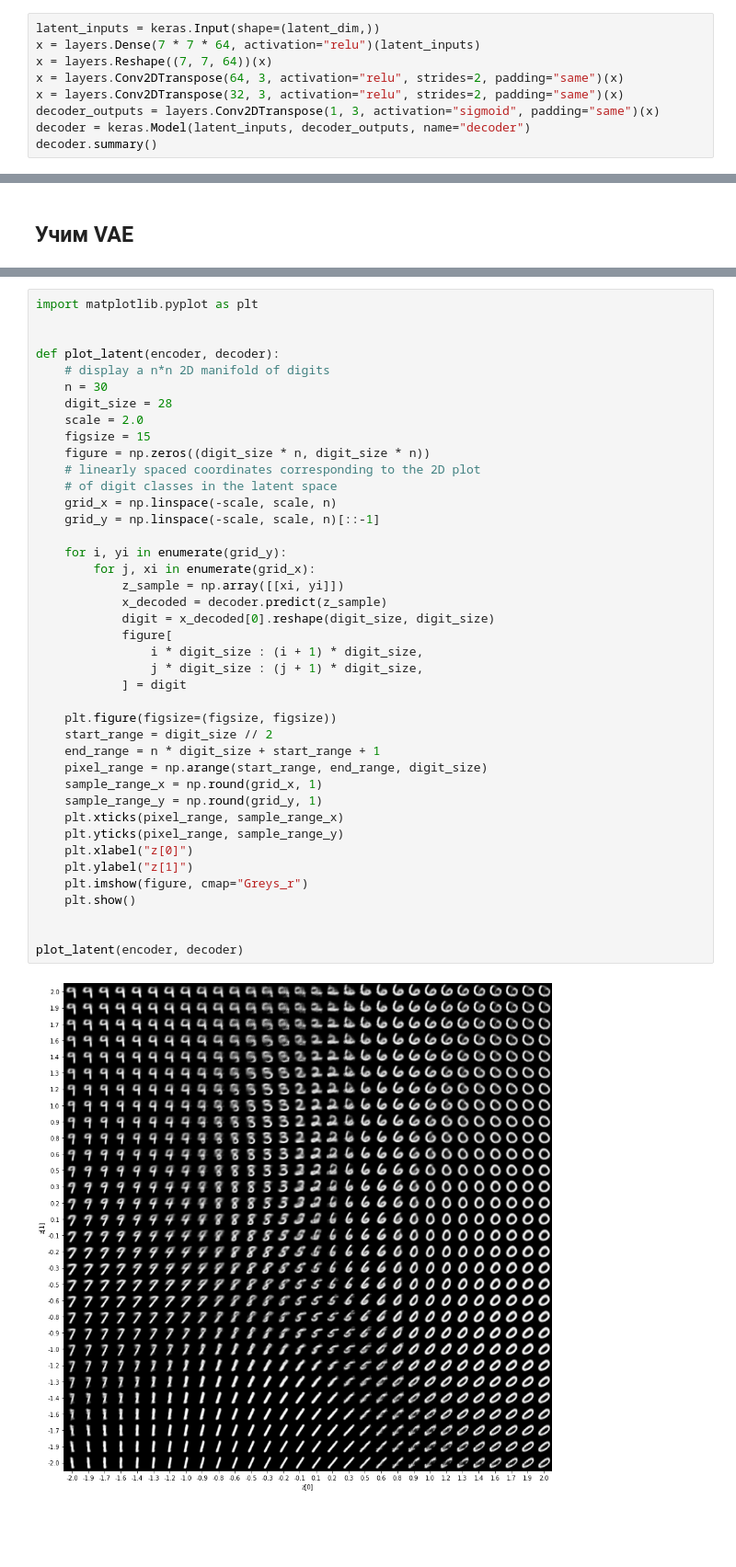
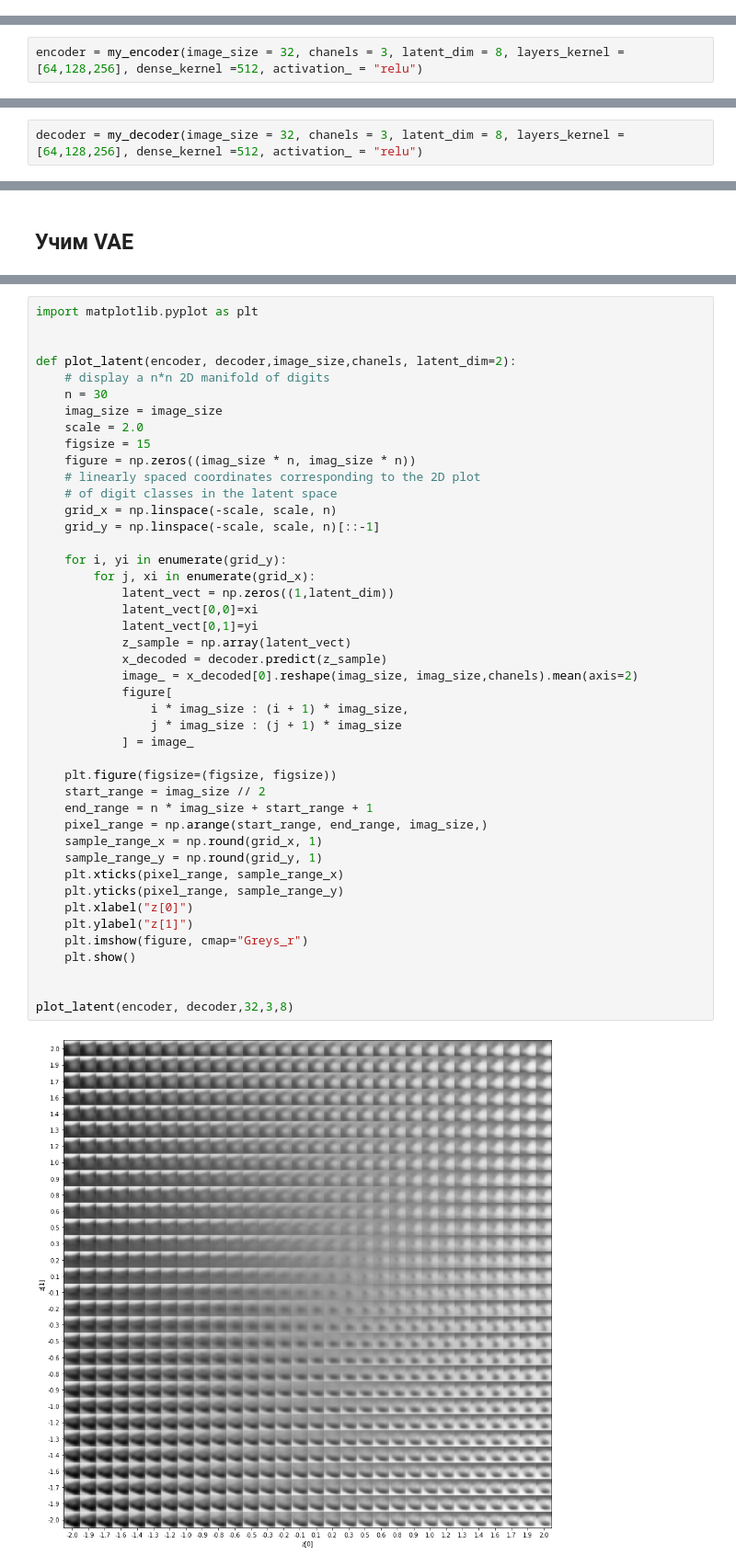
Before and after one commit to mkorlyakova/vae, a Jupyter notebook: СIFAR_vae.ipynb, the cells around one changed output, grey strips where cells are left out. Shown at 92% size. Cells and saved outputs as stored; diff of their text form; blank space fills up the shorter version.

```diff
--- a/СIFAR_vae.ipynb
+++ b/СIFAR_vae.ipynb
@@ -63,11 +59,2 @@ ________________________________________________________________________________
 # %% [markdown]
 ## Строим свой decoder
-# %%
-latent_inputs = keras.Input(shape=(latent_dim,))
-x = layers.Dense(7 * 7 * 64, activation="relu")(latent_inputs)
-x = layers.Reshape((7, 7, 64))(x)
-x = layers.Conv2DTranspose(64, 3, activation="relu", strides=2, padding="same")(x)
-x = layers.Conv2DTranspose(32, 3, activation="relu", strides=2, padding="same")(x)
-decoder_outputs = layers.Conv2DTranspose(1, 3, activation="sigmoid", padding="same")(x)
-decoder = keras.Model(latent_inputs, decoder_outputs, name="decoder")
-decoder.summary()
@@ -94,0 +90,2 @@ _________________________________________________________________
+# %%
+encoder = my_encoder(image_size = 32, chanels = 3, latent_dim = 8, layers_kernel = [64,128,256], dense_kernel =512, activation_ = "relu")
@@ -94,0 +110,2 @@ _________________________________________________________________
+# %%
+decoder = my_decoder(image_size = 32, chanels = 3, latent_dim = 8, layers_kernel = [64,128,256], dense_kernel =512, activation_ = "relu")
@@ -184,44 +293,47 @@ Epoch 10/10
 # %%
 import matplotlib.pyplot as plt
 
 
-def plot_latent(encoder, decoder):
+def plot_latent(encoder, decoder,image_size,chanels, latent_dim=2):
     # display a n*n 2D manifold of digits
     n = 30
-    digit_size = 28
+    imag_size = image_size
     scale = 2.0
     figsize = 15
-    figure = np.zeros((digit_size * n, digit_size * n))
+    figure = np.zeros((imag_size * n, imag_size * n))
     # linearly spaced coordinates corresponding to the 2D plot
     # of digit classes in the latent space
     grid_x = np.linspace(-scale, scale, n)
     grid_y = np.linspace(-scale, scale, n)[::-1]
 
     for i, yi in enumerate(grid_y):
         for j, xi in enumerate(grid_x):
-            z_sample = np.array([[xi, yi]])
+            latent_vect = np.zeros((1,latent_dim))
+            latent_vect[0,0]=xi
+            latent_vect[0,1]=yi
+            z_sample = np.array(latent_vect)
             x_decoded = decoder.predict(z_sample)
-            digit = x_decoded[0].reshape(digit_size, digit_size)
+            image_ = x_decoded[0].reshape(imag_size, imag_size,chanels).mean(axis=2)
             figure[
-                i * digit_size : (i + 1) * digit_size,
-                j * digit_size : (j + 1) * digit_size,
-            ] = digit
+                i * imag_size : (i + 1) * imag_size,
+                j * imag_size : (j + 1) * imag_size
+            ] = image_
 
     plt.figure(figsize=(figsize, figsize))
-    start_range = digit_size // 2
-    end_range = n * digit_size + start_range + 1
-    pixel_range = np.arange(start_range, end_range, digit_size)
+    start_range = imag_size // 2
+    end_range = n * imag_size + start_range + 1
+    pixel_range = np.arange(start_range, end_range, imag_size,)
     sample_range_x = np.round(grid_x, 1)
     sample_range_y = np.round(grid_y, 1)
     plt.xticks(pixel_range, sample_range_x)
     plt.yticks(pixel_range, sample_range_y)
     plt.xlabel("z[0]")
     plt.ylabel("z[1]")
     plt.imshow(figure, cmap="Greys_r")
     plt.show()
 
 
-plot_latent(encoder, decoder)
+plot_latent(encoder, decoder,32,3,8)
 # %% [output]
-[figure, old version]
+[figure, new version]
 # %% [markdown]
```
Also changed, not shown: parts of 29 cells of this notebook.
